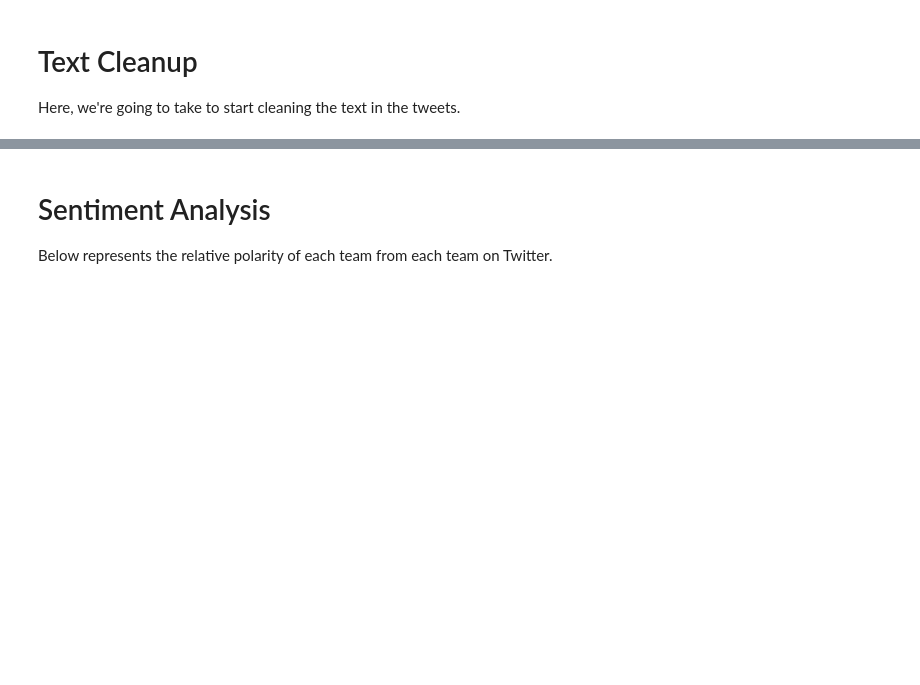
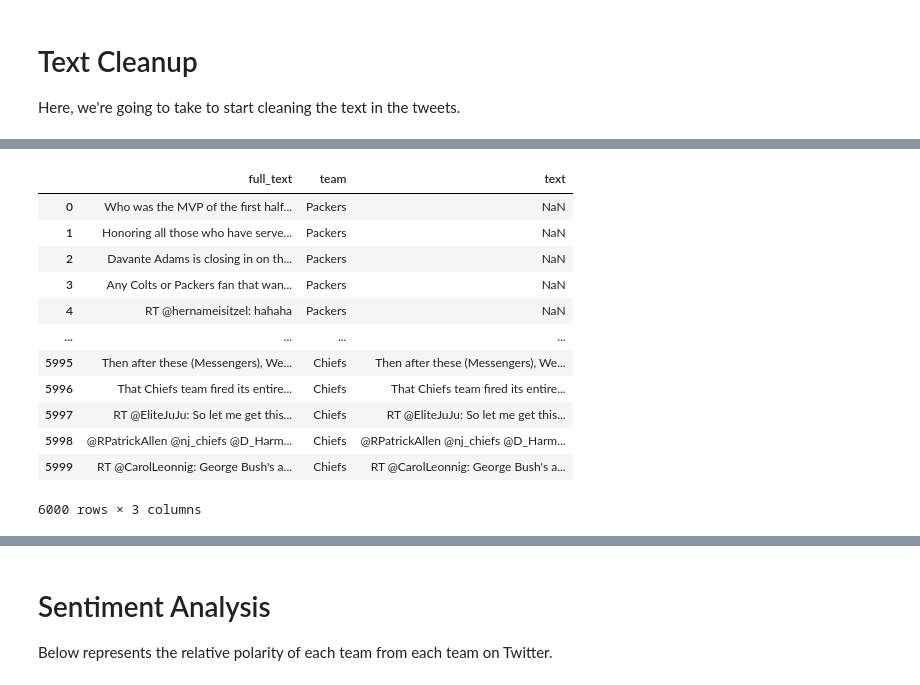
Before and after one commit to belosgood/NFL-popularity-contest, a Jupyter notebook: football_tweet_analysis.ipynb, the cells around one changed output, grey strips where cells are left out. Drawn from its saved outputs; the diff is of its cells as text; code cells hidden in the pictures; blank space fills up the shorter version.

```diff
--- a/football_tweet_analysis.ipynb
+++ b/football_tweet_analysis.ipynb
@@ -276,3 +286,21 @@ football_feed_df[["text","team"]]
+# %%
+football_feed_df.full_text.fillna(football_feed_df.text, inplace=True)
+
+football_feed_df[["full_text","team", "text"]]
+# %% [output]
+|  | full_text | team | text |
+| 0 | Who was the MVP of the first half... | Packers | NaN |
+| 1 | Honoring all those who have serve... | Packers | NaN |
+| 2 | Davante Adams is closing in on th... | Packers | NaN |
+| 3 | Any Colts or Packers fan that wan... | Packers | NaN |
+| 4 | RT @hernameisitzel: hahaha | Packers | NaN |
+| ... | ... | ... | ... |
+| 5995 | Then after these (Messengers), We... | Chiefs | Then after these (Messengers), We... |
+| 5996 | That Chiefs team fired its entire... | Chiefs | That Chiefs team fired its entire... |
+| 5997 | RT @EliteJuJu: So let me get this... | Chiefs | RT @EliteJuJu: So let me get this... |
+| 5998 | @RPatrickAllen @nj_chiefs @D_Harm... | Chiefs | @RPatrickAllen @nj_chiefs @D_Harm... |
+| 5999 | RT @CarolLeonnig: George Bush's a... | Chiefs | RT @CarolLeonnig: George Bush's a... |
+6000 rows × 3 columns
 # %%
 hashtags = []
 user_mentions = []
```
Also changed, not shown: parts of 17 cells of this notebook, 2 other files.
